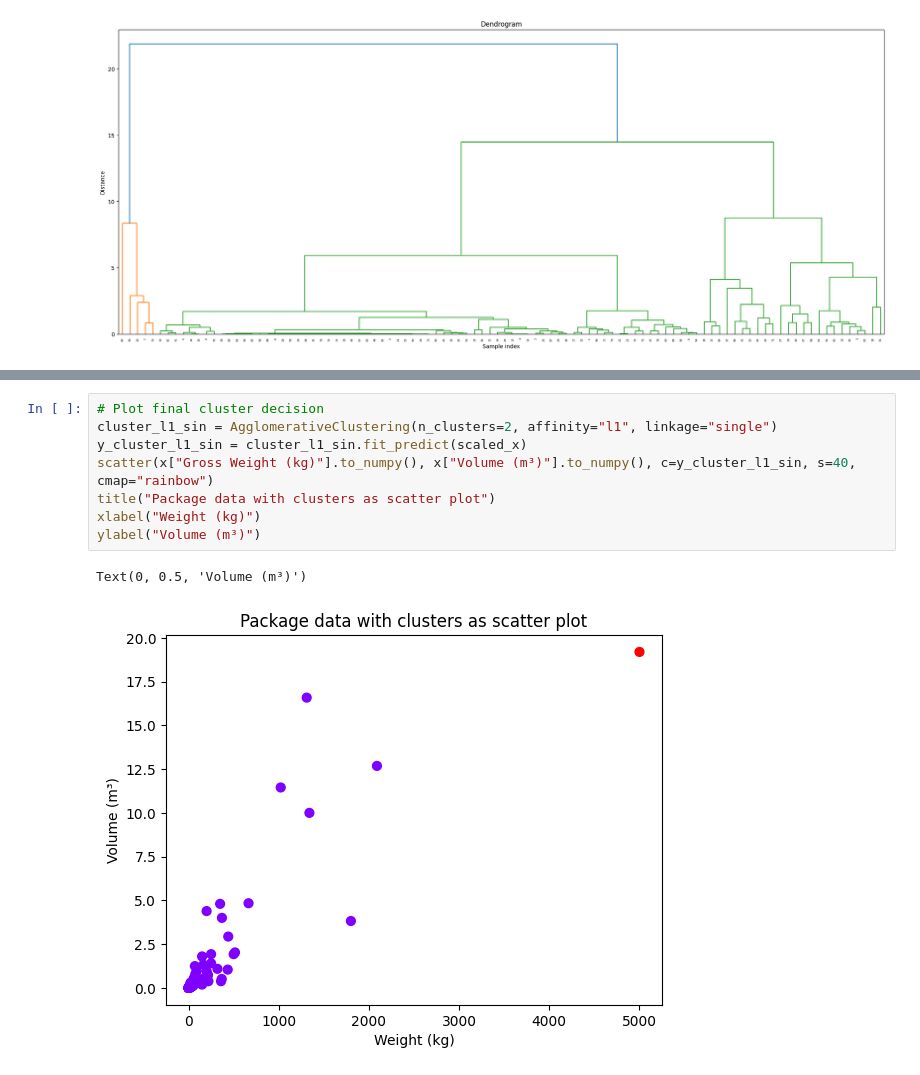
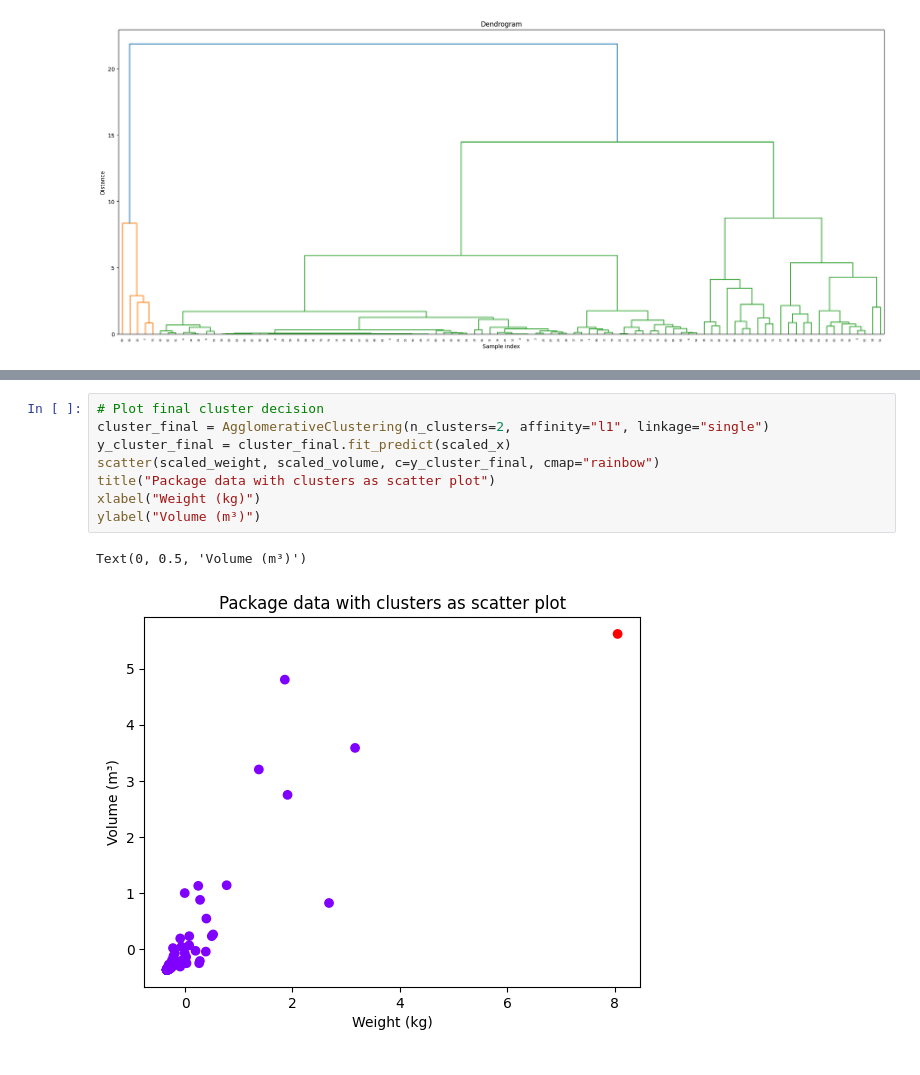
Before and after one commit to FrankCastlepancakes/ClusteringScikitLearn, a Jupyter notebook: notebook.ipynb, the cells around one changed output, grey strips where cells are left out. Saved outputs shown, nothing was run; the diff lists cells and outputs as text.

```diff
--- a/notebook.ipynb
+++ b/notebook.ipynb
@@ -305,11 +264,11 @@ legend()
 # %%
 # Plot final cluster decision
-cluster_l1_sin = AgglomerativeClustering(n_clusters=2, affinity="l1", linkage="single")
-y_cluster_l1_sin = cluster_l1_sin.fit_predict(scaled_x)
-scatter(x["Gross Weight (kg)"].to_numpy(), x["Volume (m³)"].to_numpy(), c=y_cluster_l1_sin, s=40, cmap="rainbow")
+cluster_final = AgglomerativeClustering(n_clusters=2, affinity="l1", linkage="single")
+y_cluster_final = cluster_final.fit_predict(scaled_x)
+scatter(scaled_weight, scaled_volume, c=y_cluster_final, cmap="rainbow")
 title("Package data with clusters as scatter plot")
 xlabel("Weight (kg)")
 ylabel("Volume (m³)")
 # %% [output]
 Text(0, 0.5, 'Volume (m³)')
-[figure, old version]
+[figure, new version]
```
Also changed, not shown: parts of 8 cells of this notebook, 2 other files.
